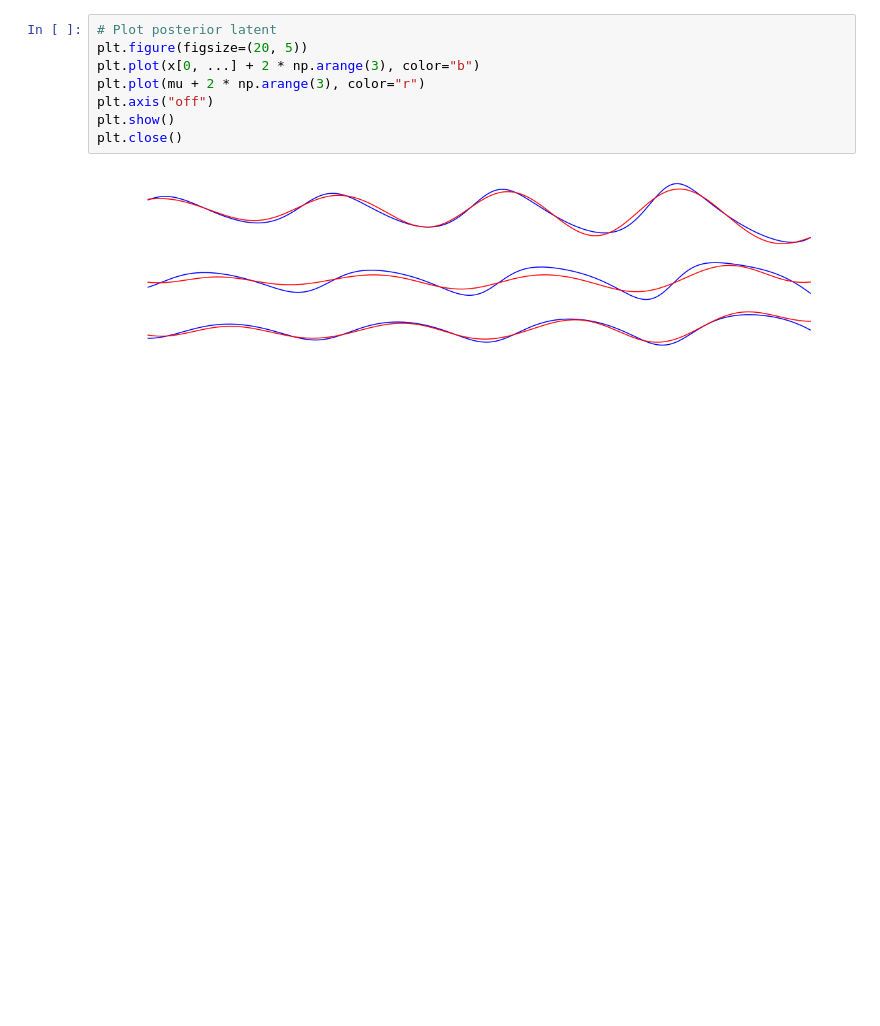
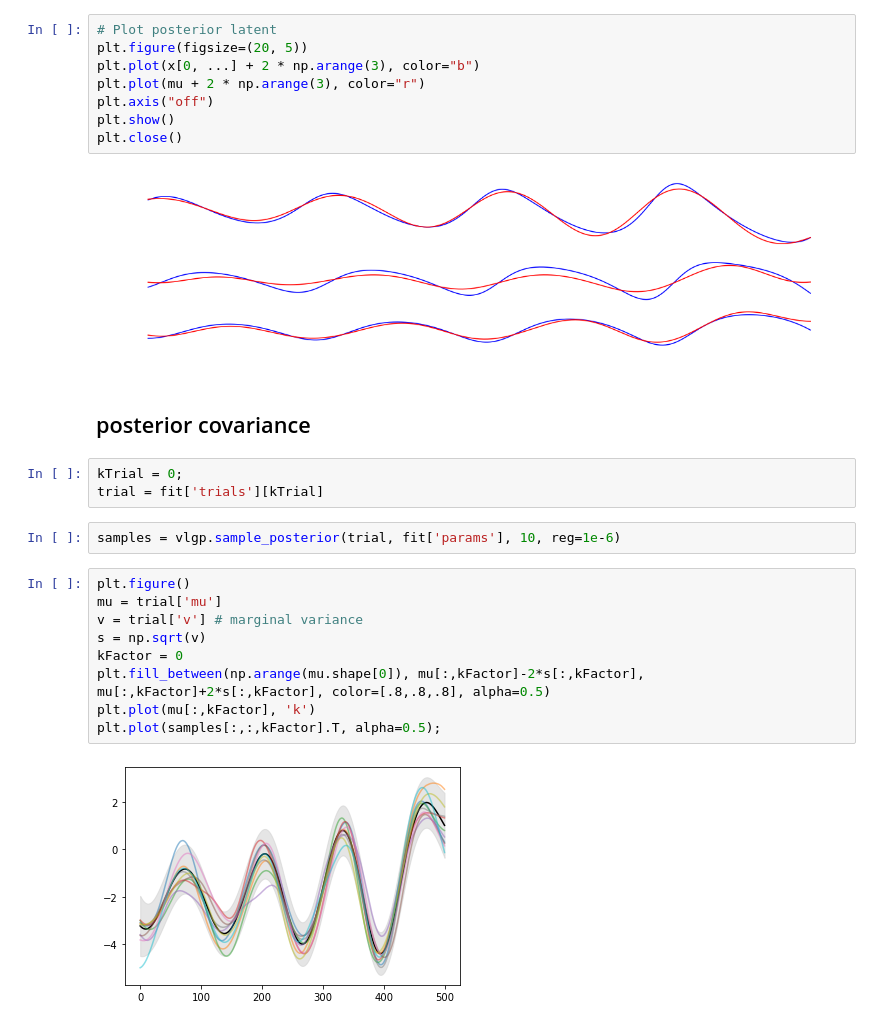
Before and after one commit to catniplab/vlgp, a Jupyter notebook: notebook/tutorial.ipynb, the cells around one changed output. Drawn from its saved outputs; the diff is of its cells as text; blank space fills up the shorter version.

Commit message:
adding example API usage for covariance sampling

```diff
--- a/notebook/tutorial.ipynb
+++ b/notebook/tutorial.ipynb
@@ -137,3 +137,21 @@ plt.show()
 plt.close()
 # %% [output]
 [figure]
+# %% [markdown]
+## posterior covariance
+# %%
+kTrial = 0;
+trial = fit['trials'][kTrial]
+# %%
+samples = vlgp.sample_posterior(trial, fit['params'], 10, reg=1e-6)
+# %%
+plt.figure()
+mu = trial['mu']
+v = trial['v'] # marginal variance
+s = np.sqrt(v)
+kFactor = 0
+plt.fill_between(np.arange(mu.shape[0]), mu[:,kFactor]-2*s[:,kFactor], mu[:,kFactor]+2*s[:,kFactor], color=[.8,.8,.8], alpha=0.5)
+plt.plot(mu[:,kFactor], 'k')
+plt.plot(samples[:,:,kFactor].T, alpha=0.5);
+# %% [output]
+[figure, added]
```
